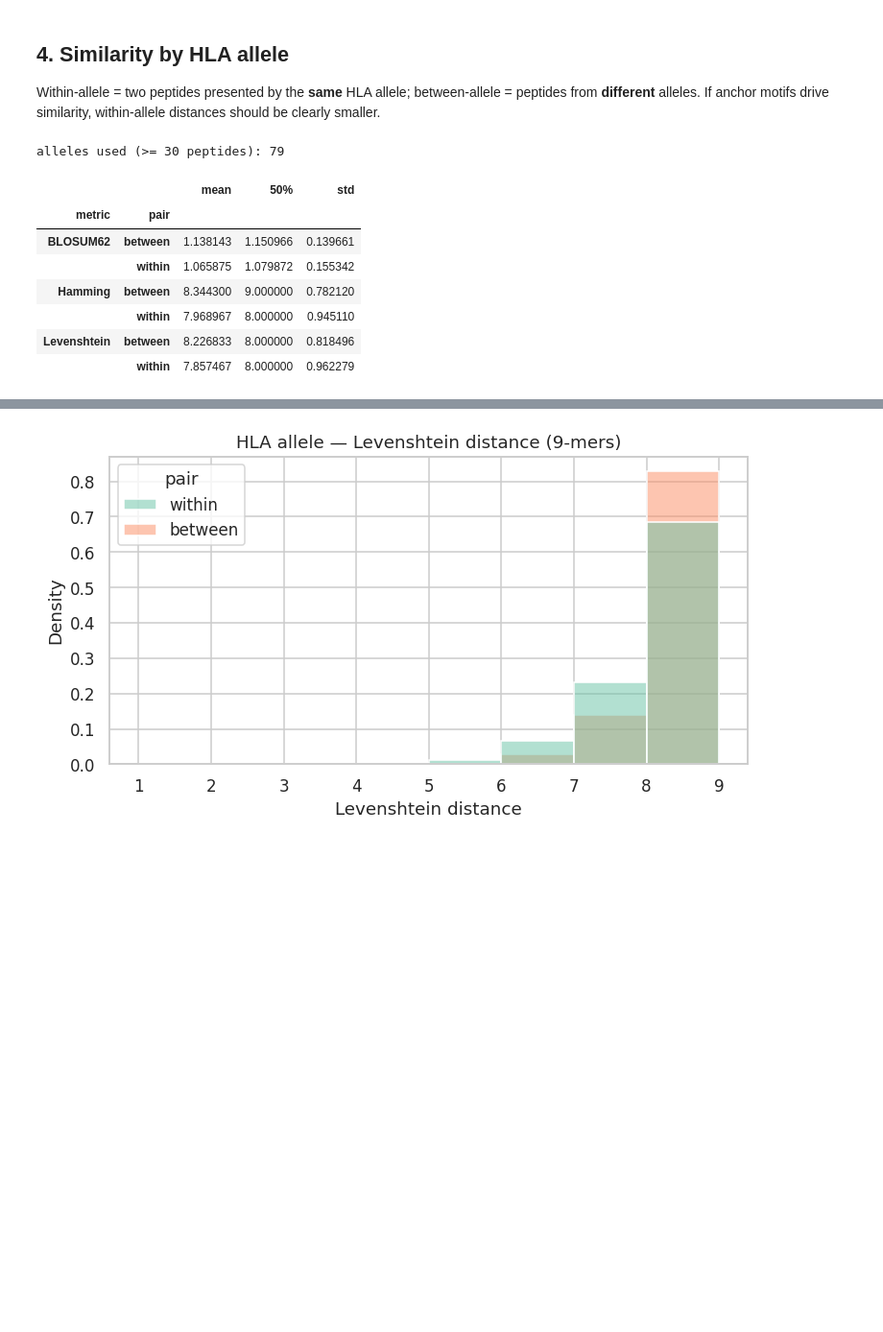
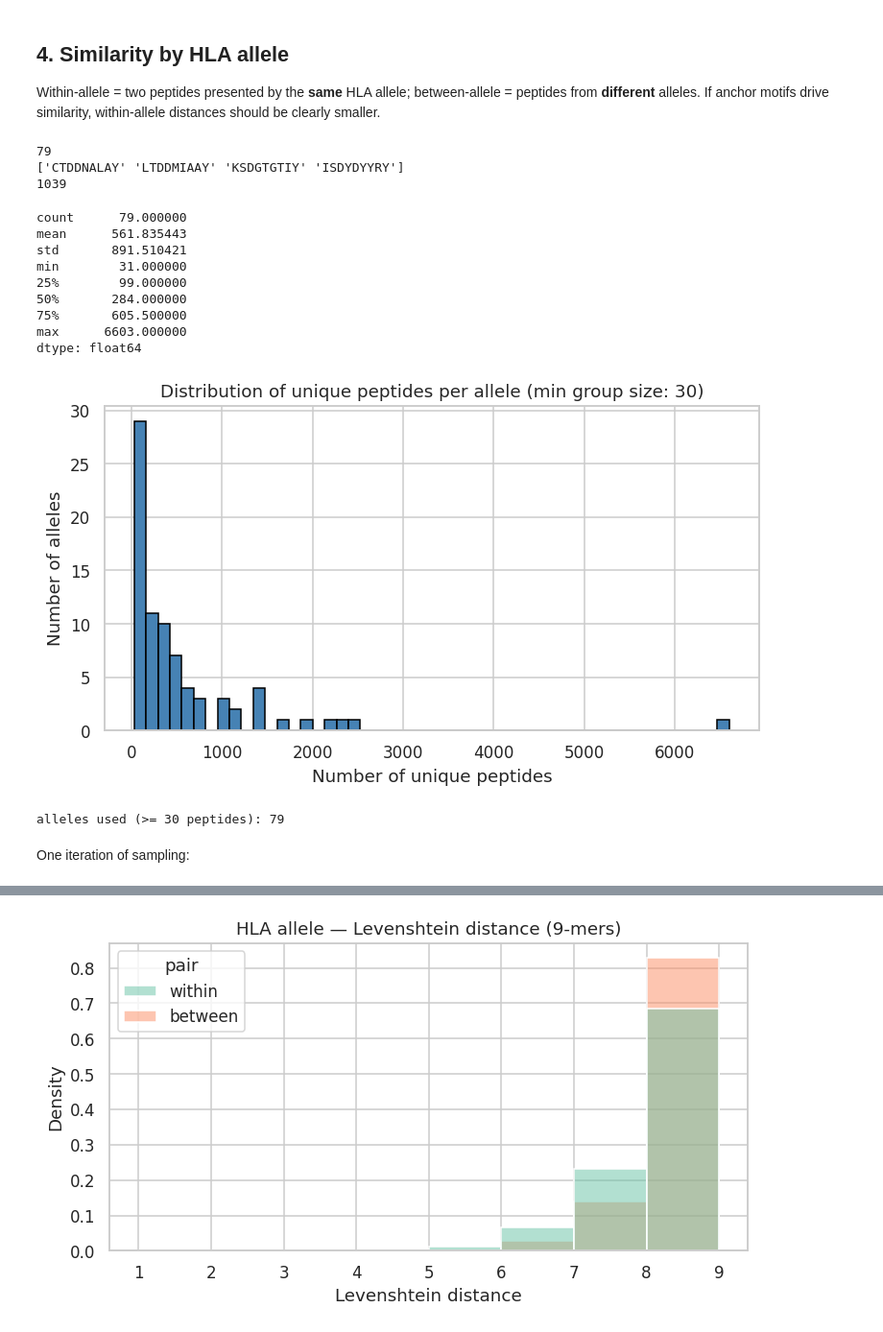
Before and after one commit to delipouya/tcr-bench, a Jupyter notebook: 3_iedb_similarity_mhc1.ipynb, the cells around one changed output, grey strips where cells are left out. Shown at 96% size. Drawn from its saved outputs; the diff is of its cells as text; code cells hidden in the pictures; blank space fills up the shorter version.

```diff
--- a/3_iedb_similarity_mhc1.ipynb
+++ b/3_iedb_similarity_mhc1.ipynb
@@ -40,7 +40,7 @@ MIN_GROUP        = 30      # min unique peptides for a group (allele/species) to
 # %% [markdown]
 ## 1. Load & filter
 # %%
-df = pd.read_csv("iedb_human_pathogen_working_table.csv", low_memory=False)
+df = pd.read_csv("IEDB/iedb_human_pathogen_working_table_v2.csv", low_memory=False)
 print(df.shape)
 
 d = df[df["mhc_class"] == "I"].copy()
@@ -166,3 +216,34 @@ def compare(groups, label, n=N_PAIRS):
 ## 4. Similarity by HLA allele
 
 Within-allele = two peptides presented by the **same** HLA allele; between-allele = peptides from **different** alleles. If anchor motifs drive similarity, within-allele distances should be clearly smaller.
+# %%
+allele_groups = build_groups(d, "allele2")
+print(len(allele_groups))
+print(allele_groups['HLA-A*01:01'][1:5])
+print(len(allele_groups['HLA-A*01:01']))
+# %% [output]
+79
+['CTDDNALAY' 'LTDDMIAAY' 'KSDGTGTIY' 'ISDYDYYRY']
+1039
+# %%
+### make a histogram of the number of unique peptides per allele
+plt.figure(figsize=(8, 4))
+allele_sizes = [len(v) for v in allele_groups.values()]
+plt.hist(allele_sizes, bins=50, color="steelblue", edgecolor="black")
+plt.title(f"Distribution of unique peptides per allele (min group size: {MIN_GROUP})")
+plt.xlabel("Number of unique peptides")
+plt.ylabel("Number of alleles")
+
+
+print(pd.Series(allele_sizes).describe())
+# %% [output]
+count      79.000000
+mean      561.835443
+std       891.510421
+min        31.000000
+25%        99.000000
+50%       284.000000
+75%       605.500000
+max      6603.000000
+dtype: float64
+[figure, added]
@@ -169,15 +252,6 @@ Within-allele = two peptides presented by the **same** HLA allele; between-allel
 # %%
-allele_groups = build_groups(d, "allele2")
 print(f"alleles used (>= {MIN_GROUP} peptides): {len(allele_groups)}")
-res_allele = compare(allele_groups, "HLA allele")
-res_allele.groupby(["metric", "pair"])["distance"].describe()[["mean", "50%", "std"]]
 # %% [output]
 alleles used (>= 30 peptides): 79
-|  |  | mean | 50% | std |
-| metric | pair |  |  |  |
-| BLOSUM62 | between | 1.138143 | 1.150966 | 0.139661 |
-|  | within | 1.065875 | 1.079872 | 0.155342 |
-| Hamming | between | 8.344300 | 9.000000 | 0.782120 |
-|  | within | 7.968967 | 8.000000 | 0.945110 |
-| Levenshtein | between | 8.226833 | 8.000000 | 0.818496 |
-|  | within | 7.857467 | 8.000000 | 0.962279 |
+# %% [markdown]
+One iteration of sampling:
```
Also changed, not shown: parts of 12 cells of this notebook, 1 other file.
